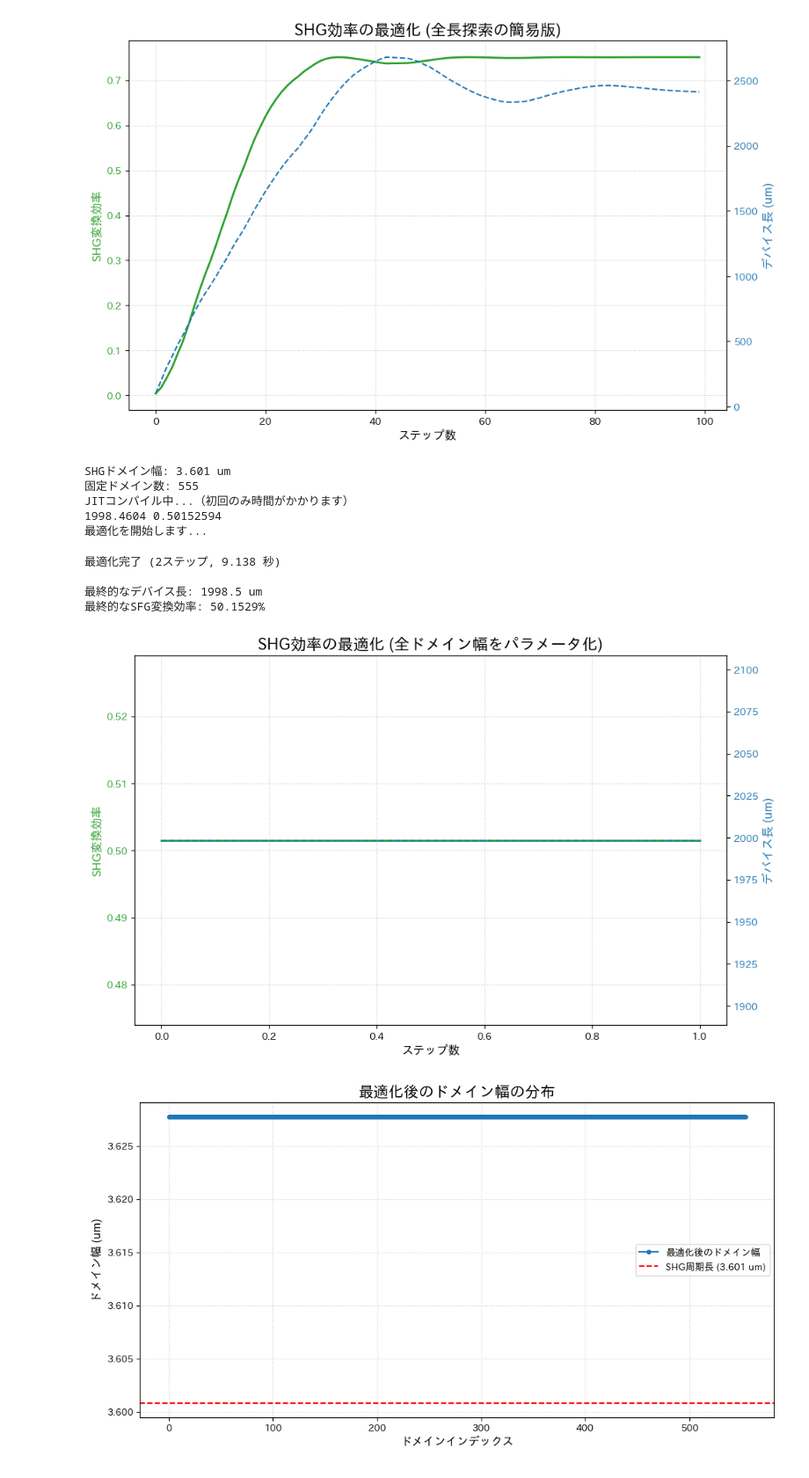
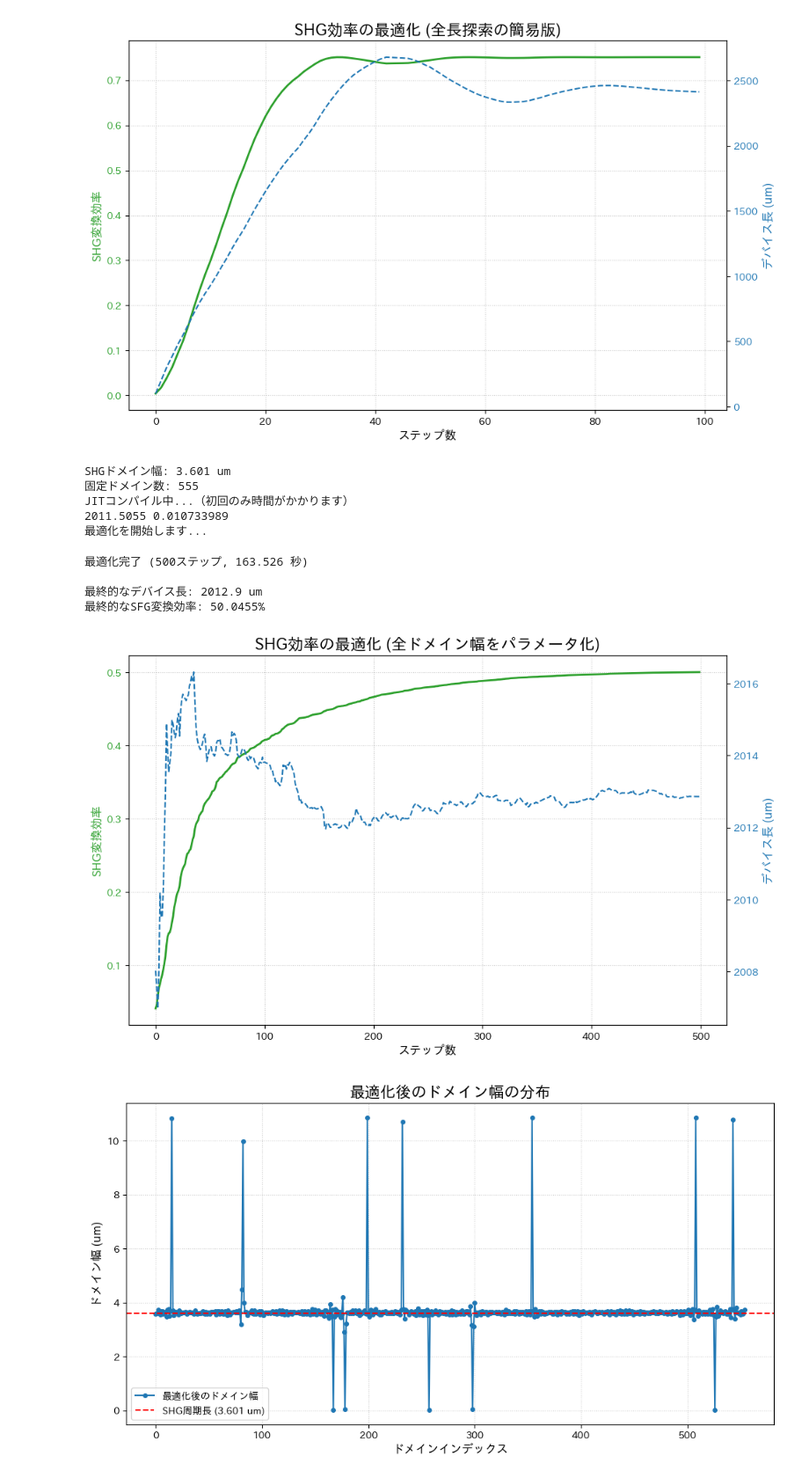
Before and after one commit to Xo1otl/qpm, a Jupyter notebook: examples/optimize_thg.ipynb, the cells around one changed output. Shown at 88% size. Saved outputs shown, nothing was run; the diff lists cells and outputs as text; code cells hidden in the pictures.

```diff
--- a/examples/optimize_thg.ipynb
+++ b/examples/optimize_thg.ipynb
@@ -38,10 +38,10 @@ def loss_and_aux_fn(total_length_param: jnp.ndarray):
     kappa_total = KAPPA_MAG * ALTERNATING_SIGN * active_mask
     superlattice = jnp.stack([h_total, kappa_total], axis=1)
 
-    efficiencies = cwes.simulate_twm(
+    B_final = cwes.simulate_twm(
         superlattice, DELTA_K_SHG, DELTA_K_SHG, B_INITIAL)
 
-    sfg_efficiency = efficiencies[1]
+    sfg_efficiency = jnp.abs(B_final[2])**2
     loss = -sfg_efficiency
 
     return loss, (sfg_efficiency, total_length)
@@ -132,7 +132,7 @@ from tqdm import tqdm
 import time
 
 # ユーザー環境に qpm.mgoslt と qpm.cwes が存在することを前提とします
-# from qpm import mgoslt, cwes
+from qpm import mgoslt, cwes
 
 # --- 物理定数と設計パラメータ ---
 KAPPA_MAG = jnp.arctanh(jnp.sqrt(0.95)) / 2000 * 2 / jnp.pi
@@ -161,15 +161,13 @@ def loss_and_aux_fn(domain_widths: jnp.ndarray):
     """
     各ドメイン幅の配列をパラメータとして受け取り、損失と補助データを返す。
     """
-    # ドメイン幅が負の値になることを防ぐためsoftplusを適用（最適化の安定性向上）
-
     kappa_total = KAPPA_MAG * ALTERNATING_SIGN
     superlattice = jnp.stack([domain_widths, kappa_total], axis=1)
 
-    efficiencies = cwes.simulate_twm(
+    B_final = cwes.simulate_twm(
         superlattice, DELTA_K_SHG, DELTA_K_SFG, B_INITIAL)
 
-    shg_efficiency = efficiencies[0]
+    shg_efficiency = jnp.abs(B_final[1])**2
     loss = -shg_efficiency  # 変換効率の最大化 = 負の効率の最小化
 
     # 補助データとして、合計長と実際の効率を返す
@@ -180,7 +178,7 @@ def loss_and_aux_fn(domain_widths: jnp.ndarray):
 def run_optimization():
     # --- ハイパーパラメータ ---
     learning_rate = 1.0
-    num_steps = 200
+    num_steps = 500
 
     optimizer = optax.lbfgs(learning_rate)
 
@@ -190,13 +188,12 @@ def run_optimization():
     initial_params = jax.random.uniform(
         key,
         shape=(NUM_DOMAINS,),  # 生成したい配列の形状
-        minval=DOMAIN_LEN_SHG,
-        maxval=DOMAIN_LEN_SHG
+        minval=0.5*DOMAIN_LEN_SHG,
+        maxval=1.5*DOMAIN_LEN_SHG
     )
     opt_state = optimizer.init(initial_params)
     params = initial_params
 
-    # 【修正点1】 LBFGSの直線探索が要求する、損失値のみを返す関数を定義
     def value_fn(params):
         loss, _ = loss_and_aux_fn(params)
         return loss
@@ -204,7 +201,6 @@ def run_optimization():
     # 勾配計算とパラメータ更新を一つの関数にまとめる
     value_and_grad_fn = jax.value_and_grad(loss_and_aux_fn, has_aux=True)
 
-    # 【修正点2】 JITコンパイル用のステップ関数を修正
     @jax.jit
     def optimization_step(params, opt_state):
         # 損失と勾配を計算 (これは一度だけでOK)
@@ -268,36 +264,36 @@ def run_optimization():
     ax2.plot(jnp.array(history["length"]),
              color=color, linestyle='--', label='デバイス長')
     ax2.tick_params(axis='y', labelcolor=color)
 
     fig.tight_layout()
     plt.title("SHG効率の最適化 (全ドメイン幅をパラメータ化)", fontsize=16)
     plt.show()
 
     # 2. 最適化後のドメイン幅の分布
     final_domain_widths = jax.nn.softplus(final_params)
     plt.figure(figsize=(12, 6))
     plt.plot(final_domain_widths, 'o-', markersize=4, label='最適化後のドメイン幅')
     plt.axhline(y=DOMAIN_LEN_SHG, color='r', linestyle='--',
                 label=f'SHG周期長 ({DOMAIN_LEN_SHG:.3f} um)')
     plt.xlabel("ドメインインデックス", fontsize=12)
     plt.ylabel("ドメイン幅 (um)", fontsize=12)
     plt.title("最適化後のドメイン幅の分布", fontsize=16)
     plt.legend()
     plt.grid(True, linestyle=':', alpha=0.6)
     plt.show()
 
 
 if __name__ == '__main__':
     run_optimization()
 # %% [output]
 SHGドメイン幅: 3.601 um
 固定ドメイン数: 555
 JITコンパイル中...（初回のみ時間がかかります）
-1998.4604 0.50152594
+2011.5055 0.010733989
 最適化を開始します...
-最適化完了 (2ステップ, 9.138 秒)
+最適化完了 (500ステップ, 163.526 秒)
 
-最終的なデバイス長: 1998.5 um
-最終的なSFG変換効率: 50.1529%
+最終的なデバイス長: 2012.9 um
+最終的なSFG変換効率: 50.0455%
-[figure, old version]
+[figure, new version]
-[figure, old version]
+[figure, new version]
```
Also changed, not shown: 2 other files.
